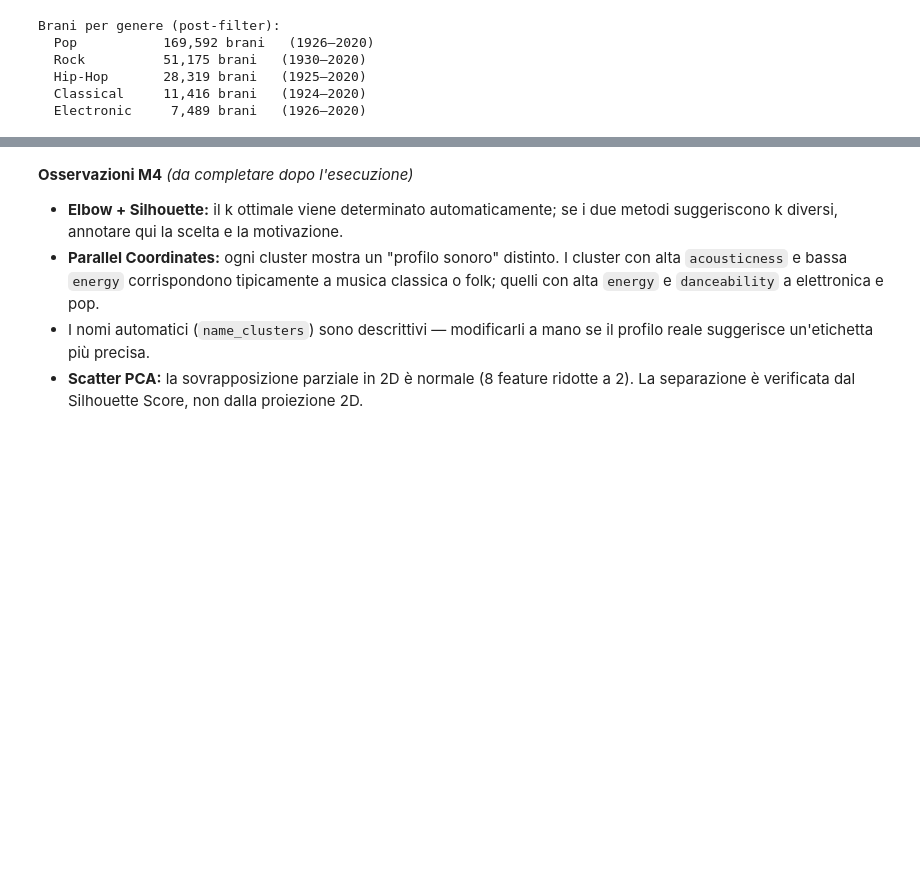
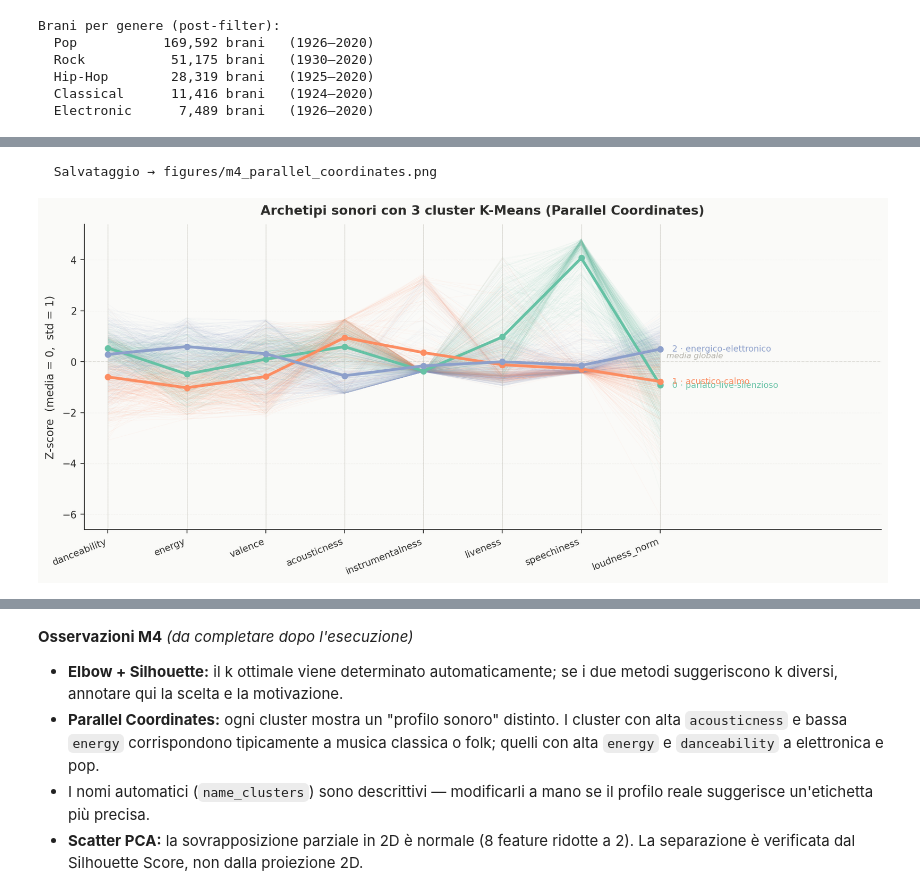
Before and after one commit to arcadiacipolla/La_Trasformazione_del_Suono_-_Scientific_Visualization, a Jupyter notebook: the_shape_of_music.ipynb, the cells around one changed output, grey strips where cells are left out. Cells and saved outputs as stored; diff of their text form; code cells hidden in the pictures; blank space fills up the shorter version.

```diff
--- a/the_shape_of_music.ipynb
+++ b/the_shape_of_music.ipynb
@@ -576,11 +501,11 @@ leggendo i profili Z-score.
 # %%
-from src.clustering import run_pipeline as cluster_pipeline, CLUSTER_FEATURES
+from src.clustering import run_cluster_pipeline, CLUSTER_FEATURES
 from sklearn.preprocessing import StandardScaler
 from matplotlib.collections import LineCollection
 
-# ── Carica dataset pulito (output M1) e avvia clustering ─────────────────────
+# Carica dataset pulito e avvia clustering
 df_clean = pd.read_csv("data/spotify_clean.csv")
-df_c, results = cluster_pipeline(df_clean)   # k=None → ricerca automatica
+df_c, results = run_cluster_pipeline(df_clean)   # k=None → ricerca automatica
 
 k             = results["k"]
 profiles      = results["profiles"]
@@ -687,32 +634,35 @@ for cluster_id, row in profiles.iterrows():
 # Assi verticali e linea di riferimento a Z=0
 for xi in x_positions:
     ax.axvline(xi, color=MUTED, linewidth=0.65, alpha=0.45, zorder=2)
 ax.axhline(0, color=MUTED, linewidth=0.8, linestyle="--", alpha=0.35, zorder=2)
 ax.text(n_feat - 0.92, 0.08, "media globale",
         fontsize=8, color=MUTED, va="bottom", style="italic")
 
 ax.set_xticks(x_positions)
 ax.set_xticklabels(feature_names, rotation=22, ha="right", fontsize=9.5)
 ax.set_ylabel("Z-score  (media = 0,  std = 1)")
 ax.set_title(
-    f"Archetipi sonori · {k} cluster K-Means · Parallel Coordinates",
+    f"Archetipi sonori con {k} cluster K-Means (Parallel Coordinates)",
     pad=10
 )
 # Etichettatura diretta (Tufte) — testo a destra dell'ultimo asse
 # Ordina per valore sull'ultimo asse per ridurre le sovrapposizioni
 _sorted_profiles = profiles.sort_values(by=feature_names[-1])
 for _cid, _crow in _sorted_profiles.iterrows():
     _col  = CLUSTER_PALETTE[int(_cid) % len(CLUSTER_PALETTE)]
     _name = cluster_names.get(int(_cid), f"cluster {_cid}")
     ax.text(n_feat - 0.85, _crow[feature_names[-1]],
             f"{_cid} · {_name}", color=_col, fontsize=8.5,
             va="center", ha="left")
 
 # Espande xlim per fare spazio alle etichette a destra dell'ultimo asse
 ax.set_xlim(-0.3, n_feat + 1.8)
 ax.autoscale_view()
 
 plt.tight_layout()
 save_fig(fig, "m4_parallel_coordinates")
 plt.show()
+# %% [output]
+  Salvataggio → figures/m4_parallel_coordinates.png
+[figure, added]
 # %%
```
Also changed, not shown: parts of 23 cells of this notebook.
